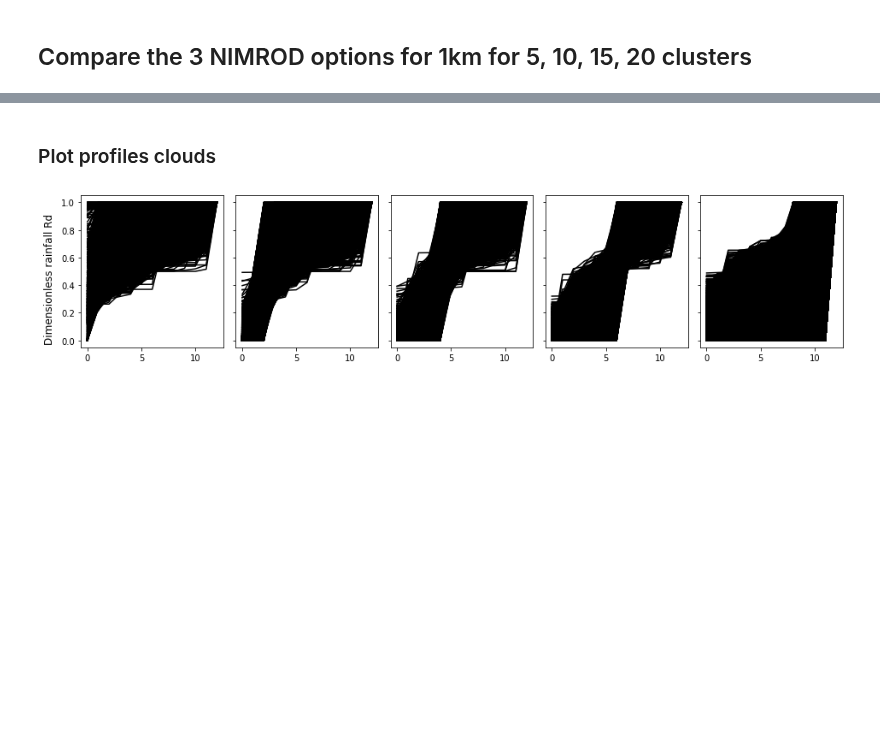
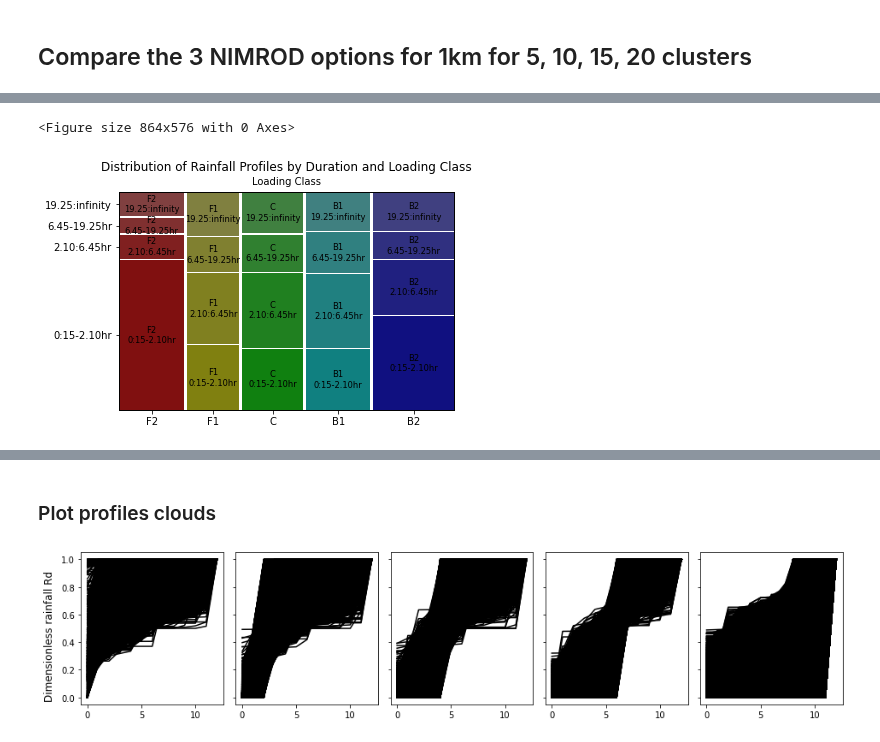
Before and after one commit to masher92/UKCP18, a Jupyter notebook: FindIndependentRainfallEvents/AnalyseProfiles/CreateDimensionlessProfiles-CompareNIMRODs.ipynb, the cells around one changed output, grey strips where cells are left out. Cells and saved outputs as stored; diff of their text form; code cells hidden in the pictures; blank space fills up the shorter version.

```diff
--- a/FindIndependentRainfallEvents/AnalyseProfiles/CreateDimensionlessProfiles-CompareNIMRODs.ipynb
+++ b/FindIndependentRainfallEvents/AnalyseProfiles/CreateDimensionlessProfiles-CompareNIMRODs.ipynb
@@ -107 +229,7 @@ def run_kmeans_clustering (num_clusters, profiles, durations):
+# %%
+data = format_data_for_plots("NIMROD/NIMROD_1km_unfiltered", duration_style = 'AMAX_length')
+create_mosaic_plot(data);
+# %% [output]
+<Figure size 864x576 with 0 Axes>
+[figure, added]
 # %%
```
Also changed, not shown: parts of 11 cells of this notebook, 14 other files.
